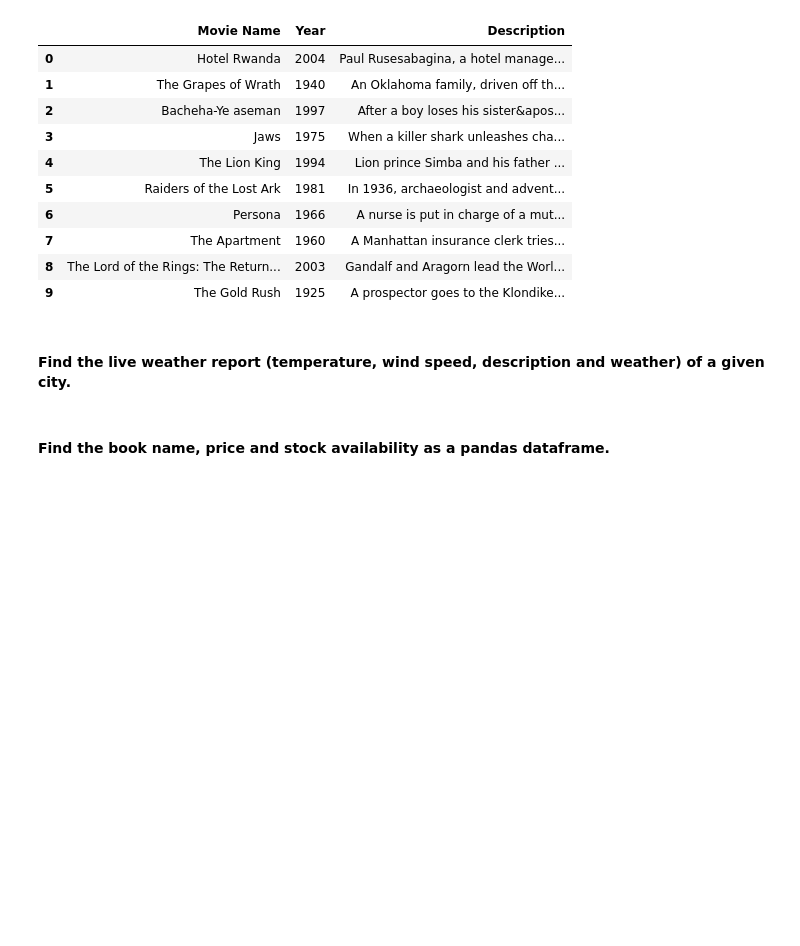
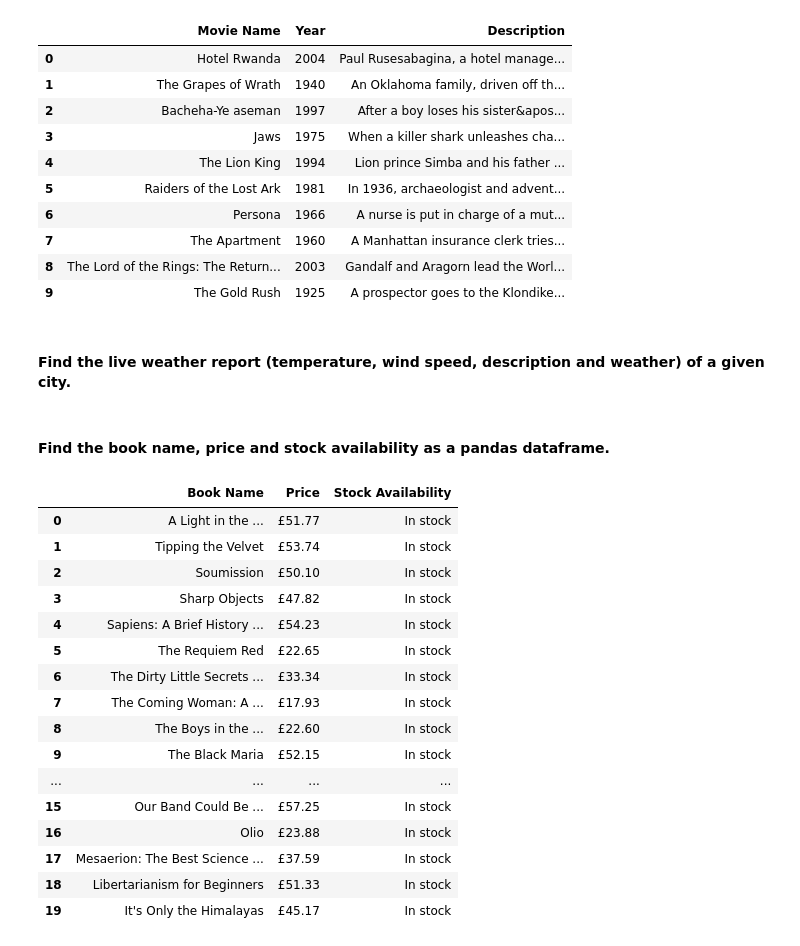
Before and after one commit to DiegoBonilla39/dataptmad0223_labs, a Jupyter notebook: extra-work/m1/lab-web-scraping/your-code/main.ipynb, the cells around one changed output. Saved outputs shown, nothing was run; the diff lists cells and outputs as text; code cells hidden in the pictures; blank space fills up the shorter version.

```diff
--- a/extra-work/m1/lab-web-scraping/your-code/main.ipynb
+++ b/extra-work/m1/lab-web-scraping/your-code/main.ipynb
@@ -654,3 +628,11 @@ url = 'http://api.openweathermap.org/data/2.5/weather?'+'q='+city+'&APPID=b35975
 # This is the url you will scrape in this exercise.
 # It is a fictional bookstore created to be scraped.
 url = 'http://books.toscrape.com/'
+headers = {'user-agent': 'Mozilla/5.0 (Windows NT 6.1; Win64; x64; rv:47.0) Gecko/20100101 Firefox/47.0'}
+response = requests.get(url,
+                        headers=headers,
+                        timeout=5)
+
+html = response.content
+parsed_html = bs4.BeautifulSoup(html, "html.parser")
+#print(parsed_html.prettify())
@@ -658,0 +639,29 @@ url = 'http://books.toscrape.com/'
+# %%
+# your code here
+
+book_name = [tag.string for tag in parsed_html.find_all("a",{"title": True})]
+price = [tag.string for tag in parsed_html.find_all("p",{"class": "price_color"})]
+stock_availability = [tag.text.strip() for tag in parsed_html.find_all('p', {'class': 'instock availability'})]
+
+df_books = pd.DataFrame({"Book Name": book_name,
+                         "Price": price,
+                         "Stock Availability": stock_availability})
+df_books
+# %% [output]
+|  | Book Name | Price | Stock Availability |
+| 0 | A Light in the ... | £51.77 | In stock |
+| 1 | Tipping the Velvet | £53.74 | In stock |
+| 2 | Soumission | £50.10 | In stock |
+| 3 | Sharp Objects | £47.82 | In stock |
+| 4 | Sapiens: A Brief History ... | £54.23 | In stock |
+| 5 | The Requiem Red | £22.65 | In stock |
+| 6 | The Dirty Little Secrets ... | £33.34 | In stock |
+| 7 | The Coming Woman: A ... | £17.93 | In stock |
+| 8 | The Boys in the ... | £22.60 | In stock |
+| 9 | The Black Maria | £52.15 | In stock |
+| ... | ... | ... | ... |
+| 15 | Our Band Could Be ... | £57.25 | In stock |
+| 16 | Olio | £23.88 | In stock |
+| 17 | Mesaerion: The Best Science ... | £37.59 | In stock |
+| 18 | Libertarianism for Beginners | £51.33 | In stock |
+| 19 | It's Only the Himalayas | £45.17 | In stock |
```
Also changed, not shown: parts of 3 cells of this notebook.
